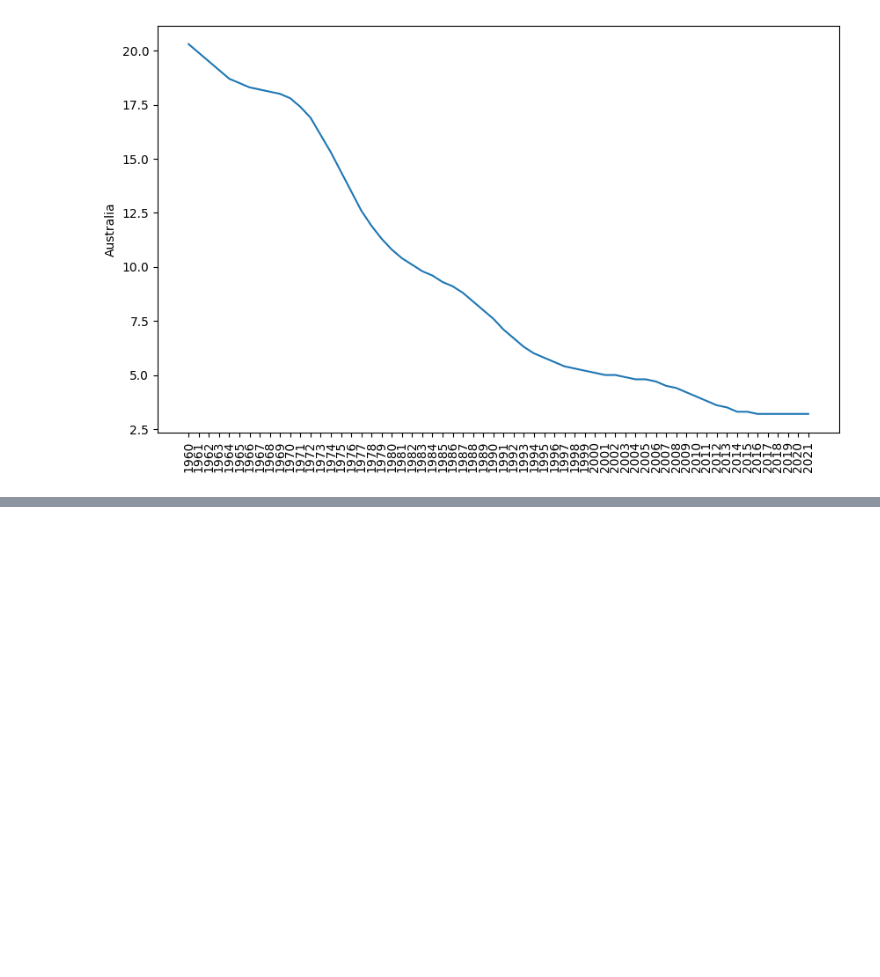
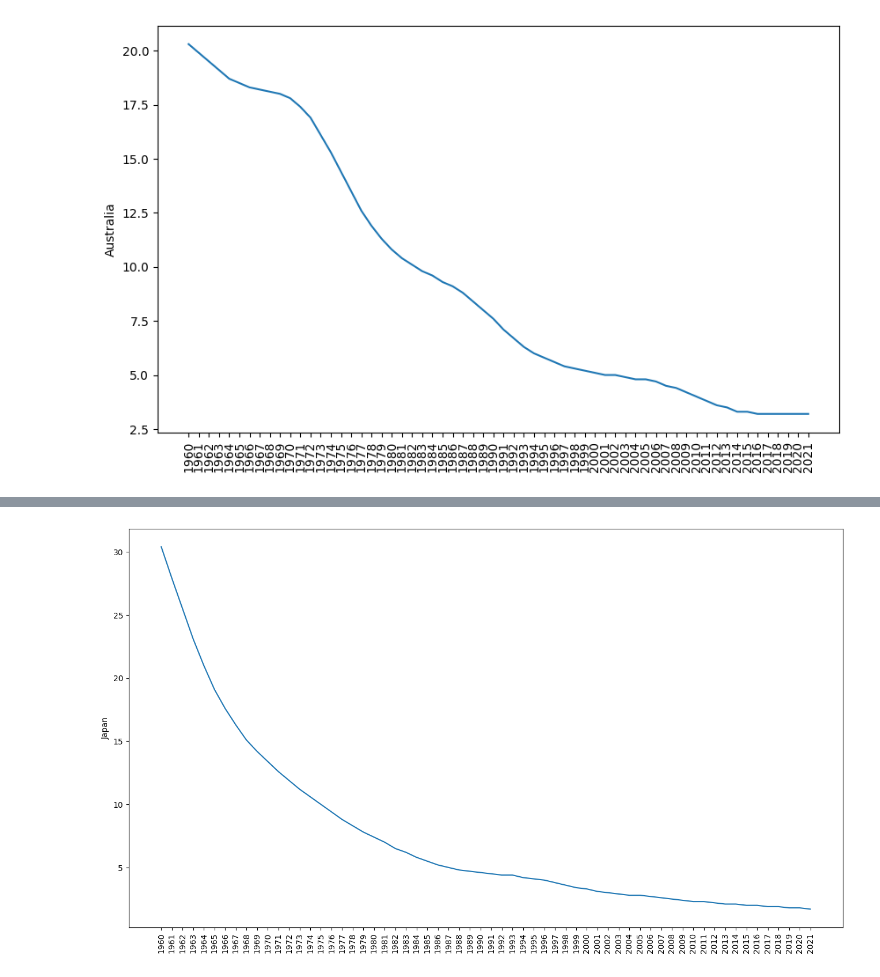
Before and after one commit to Kowallskiy/world_education, a Jupyter notebook: mortality.ipynb, the cells around one changed output, grey strips where cells are left out. Drawn from its saved outputs; the diff is of its cells as text; code cells hidden in the pictures; blank space fills up the shorter version.

```diff
--- a/mortality.ipynb
+++ b/mortality.ipynb
@@ -73,3 +73,5 @@ plt.xticks(rotation=90)
 plt.show()
 # %% [output]
 [figure]
+# %%
+t1.drop('Indicator Name', axis=1, inplace=True)
@@ -75,0 +136,3 @@ plt.show()
+# %%
+japan = t1.loc[t1['Country Name'] == 'Japan']
+japan
@@ -75,0 +143,5 @@ plt.show()
+# %%
+japan = japan.transpose()
+japan.columns = japan.iloc[0]
+japan = japan[1:]
+japan
@@ -75,0 +162,7 @@ plt.show()
+# %%
+plt.figure(figsize=(16, 9))
+sns.lineplot(japan['Japan'])
+plt.xticks(rotation=90)
+plt.show()
+# %% [output]
+[figure, added]
```
Also changed, not shown: parts of 7 cells of this notebook.
